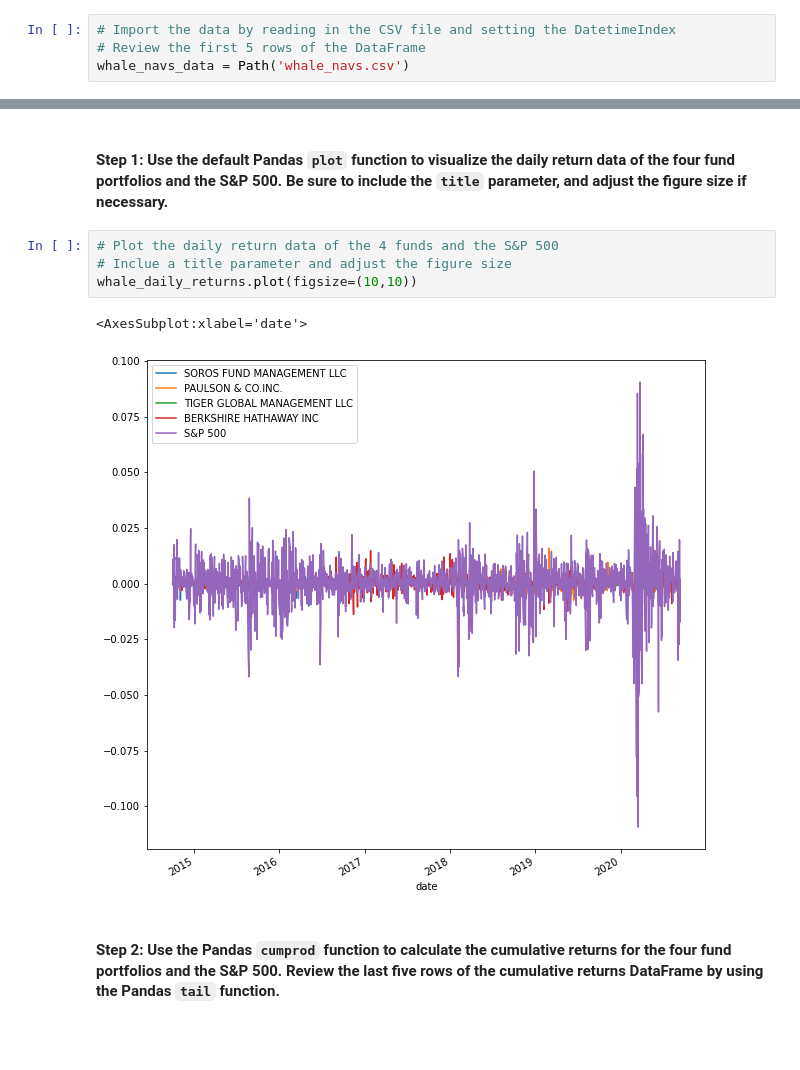
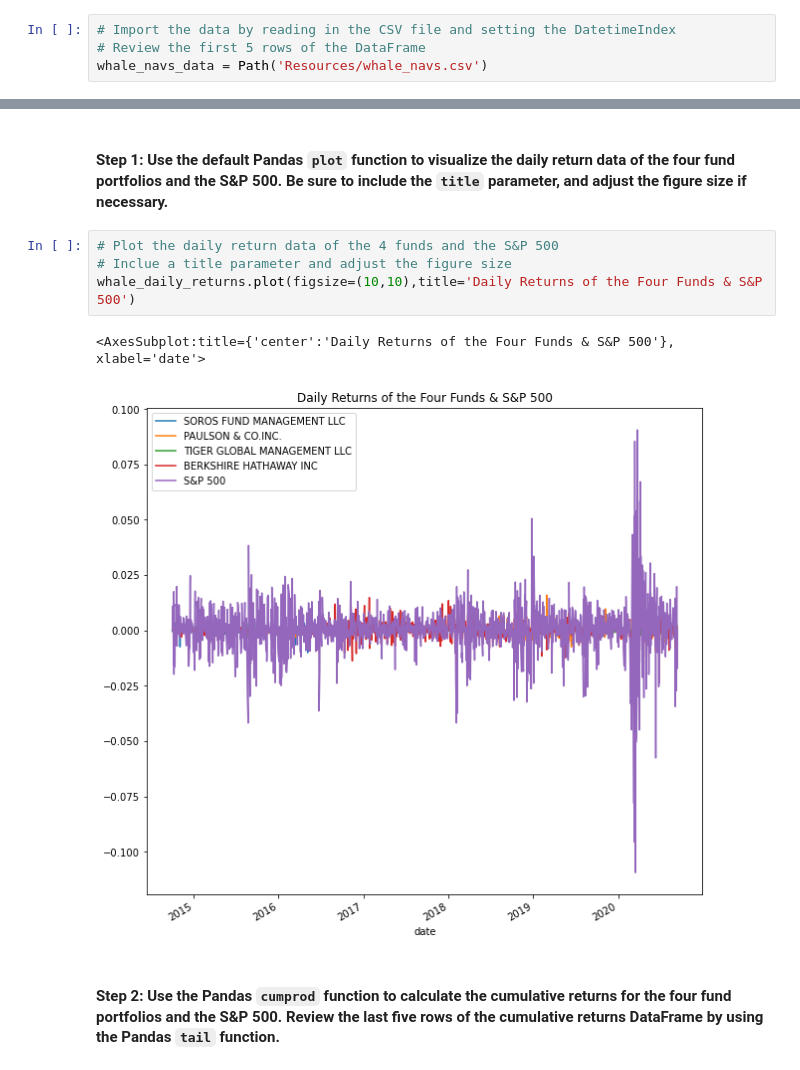
Before and after one commit to QuinnStroube/Portfolio_Analysis, a Jupyter notebook: risk_return_analysis.ipynb, the cells around one changed output, grey strips where cells are left out. Drawn from its saved outputs; the diff is of its cells as text; blank space fills up the shorter version.

```diff
--- a/risk_return_analysis.ipynb
+++ b/risk_return_analysis.ipynb
@@ -110,7 +110,7 @@ import seaborn as sns
 # %%
 # Import the data by reading in the CSV file and setting the DatetimeIndex
 # Review the first 5 rows of the DataFrame
-whale_navs_data = Path('whale_navs.csv')
+whale_navs_data = Path('Resources/whale_navs.csv')
 # %% [markdown]
 #### Step 3: Use the Pandas `pct_change` function together with `dropna` to create the daily returns DataFrame. Base this DataFrame on the NAV prices of the four portfolios and on the closing price of the S&P 500 Index. Review the first five rows of the daily returns DataFrame.
 # %%
@@ -143,10 +143,10 @@ Analyze the data to determine if any of the portfolios outperform the broader st
 # %%
 # Plot the daily return data of the 4 funds and the S&P 500
 # Inclue a title parameter and adjust the figure size
-whale_daily_returns.plot(figsize=(10,10))
+whale_daily_returns.plot(figsize=(10,10),title='Daily Returns of the Four Funds & S&P 500')
 # %% [output]
-<AxesSubplot:xlabel='date'>
+<AxesSubplot:title={'center':'Daily Returns of the Four Funds & S&P 500'}, xlabel='date'>
-[figure, old version]
+[figure, new version]
 # %% [markdown]
 #### Step 2: Use the Pandas `cumprod` function to calculate the cumulative returns for the four fund portfolios and the S&P 500. Review the last five rows of the cumulative returns DataFrame by using the Pandas `tail` function.
 # %%
```
Also changed, not shown: parts of 4 cells of this notebook.
